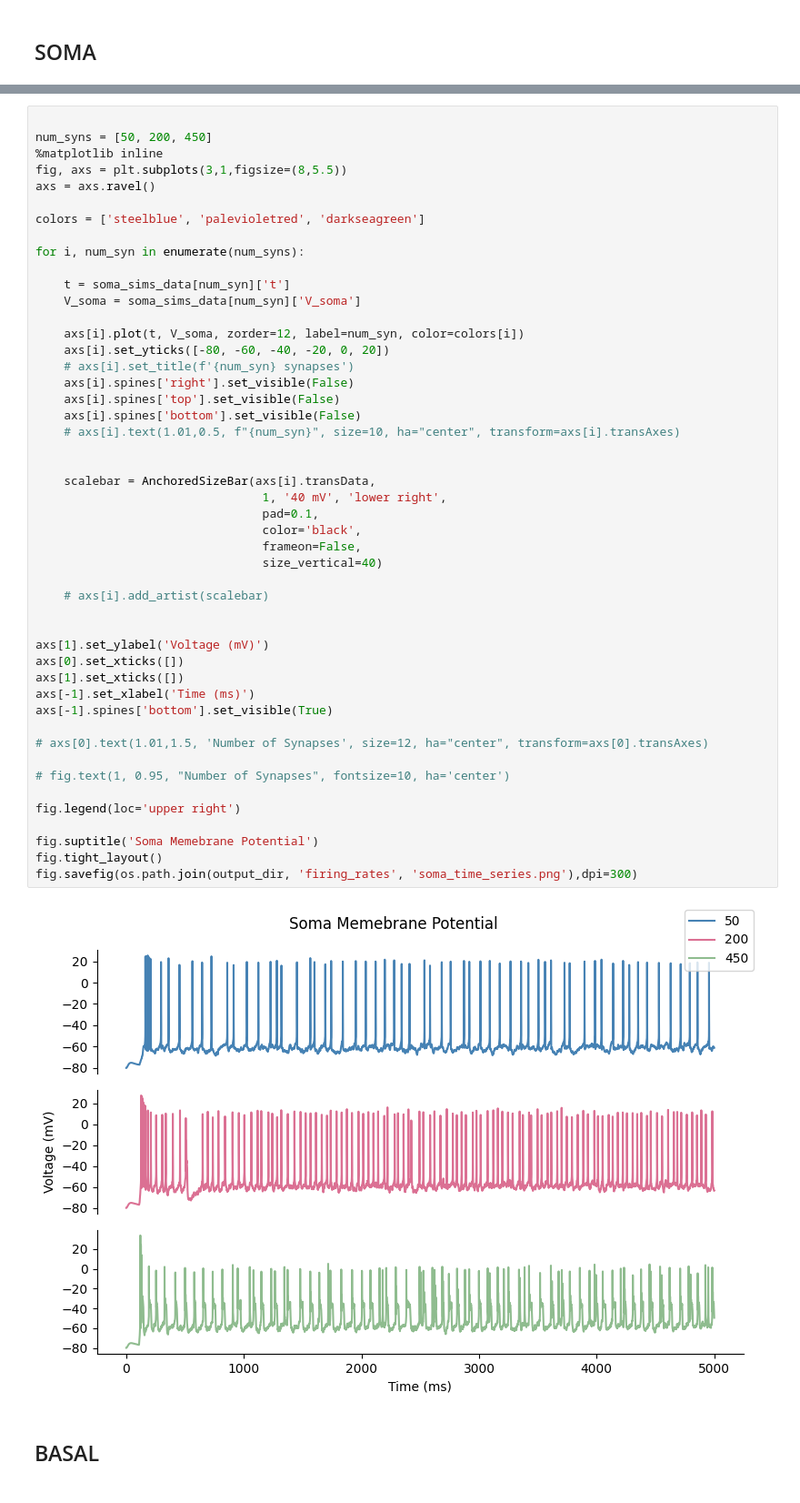
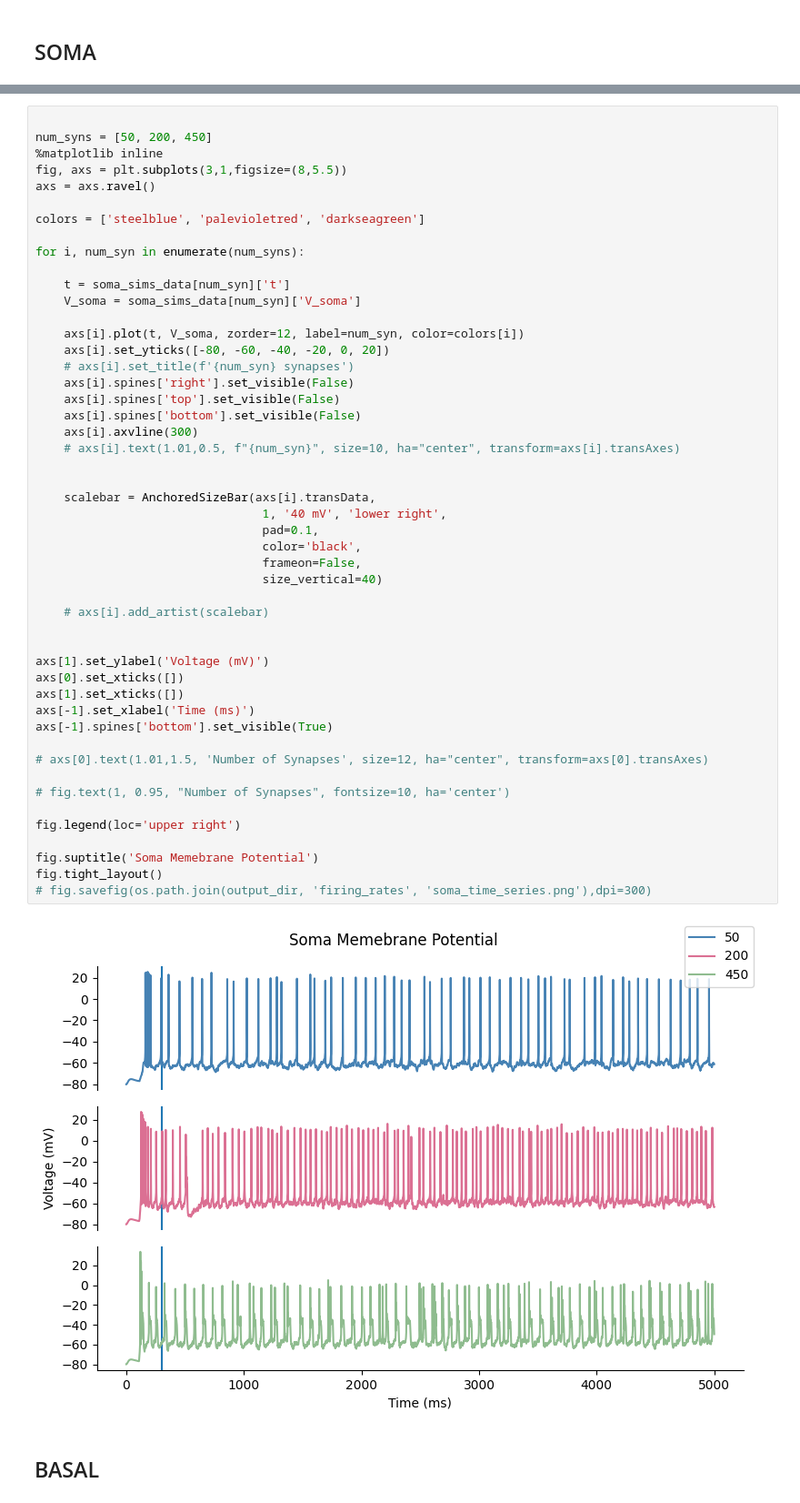
Before and after one commit to kedoxey/PyramidalCellSimulations, a Jupyter notebook: notebooks/figures/plot_soma_fr.ipynb, the cells around one changed output, grey strips where cells are left out. Shown at 91% size. Cells and saved outputs as stored; diff of their text form.

```diff
--- a/notebooks/figures/plot_soma_fr.ipynb
+++ b/notebooks/figures/plot_soma_fr.ipynb
@@ -49,36 +52,37 @@ for i, num_syn in enumerate(num_syns):
     axs[i].spines['right'].set_visible(False)
     axs[i].spines['top'].set_visible(False)
     axs[i].spines['bottom'].set_visible(False)
+    axs[i].axvline(300)
     # axs[i].text(1.01,0.5, f"{num_syn}", size=10, ha="center", transform=axs[i].transAxes)
 
 
     scalebar = AnchoredSizeBar(axs[i].transData,
                                 1, '40 mV', 'lower right',
                                 pad=0.1,
                                 color='black',
                                 frameon=False,
                                 size_vertical=40)
 
     # axs[i].add_artist(scalebar)
 
 
 axs[1].set_ylabel('Voltage (mV)')
 axs[0].set_xticks([])
 axs[1].set_xticks([])
 axs[-1].set_xlabel('Time (ms)')
 axs[-1].spines['bottom'].set_visible(True)
 
 # axs[0].text(1.01,1.5, 'Number of Synapses', size=12, ha="center", transform=axs[0].transAxes)
 
 # fig.text(1, 0.95, "Number of Synapses", fontsize=10, ha='center')
 
 fig.legend(loc='upper right')
 
 fig.suptitle('Soma Memebrane Potential')
 fig.tight_layout()
-fig.savefig(os.path.join(output_dir, 'firing_rates', 'soma_time_series.png'),dpi=300)
+# fig.savefig(os.path.join(output_dir, 'firing_rates', 'soma_time_series.png'),dpi=300)
 # %% [output]
-[figure, old version]
+[figure, new version]
 # %% [markdown]
 ## BASAL
 # %%
```
Also changed, not shown: parts of 1 cell of this notebook, 10 other files.
